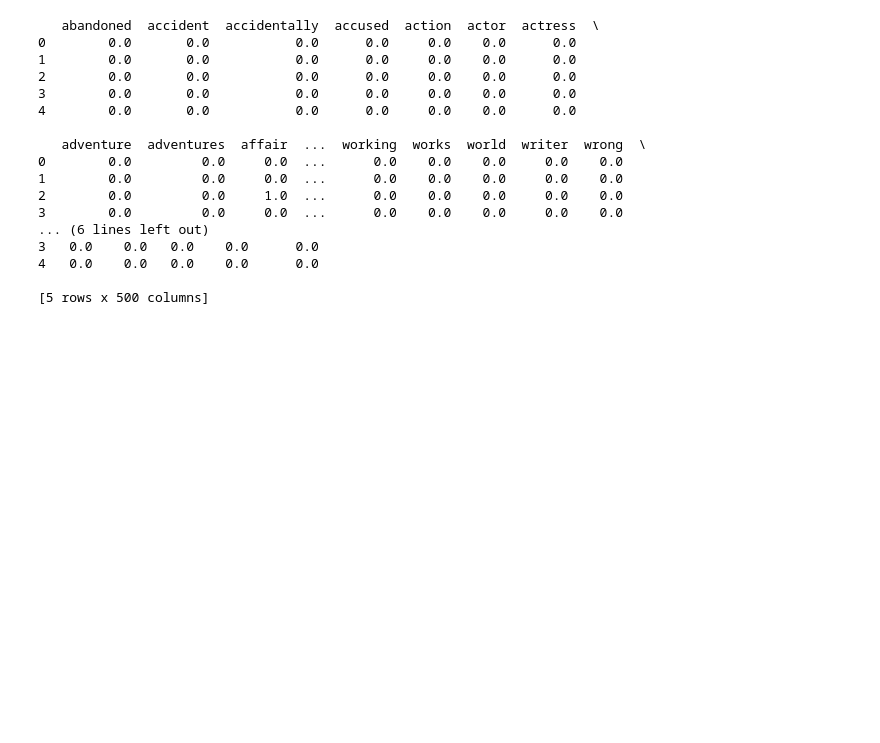
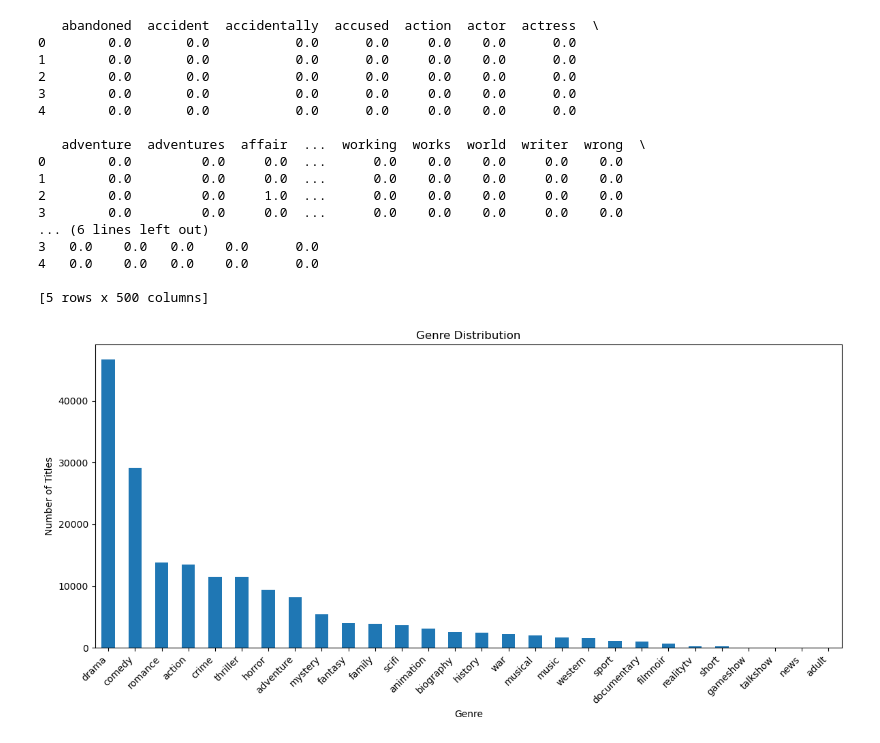
Before and after one commit to BILGI-IE-423/ie423-2024-2025-termproject-machine_can-t_learrning, a Jupyter notebook: Preprocess.ipynb, the cells around one changed output. Cells and saved outputs as stored; diff of their text form; code cells hidden in the pictures; blank space fills up the shorter version.

```diff
--- a/Preprocess.ipynb
+++ b/Preprocess.ipynb
@@ -290,23 +284,25 @@ print(tfidf_df.head())
 # %%
 import pandas as pd
 import matplotlib.pyplot as plt
 
 # 📥 Veriyi yükle
-imdb = pd.read_csv("/mnt/data/imdb_with_platforms.csv")
+imdb = pd.read_csv("./Datasets/imdb_with_platforms.csv")
 
 # 🔍 Genre sütununu boş olmayanlardan al, boşluklardan ayır ve hepsini tek listeye dök
 genres = imdb['genre'].dropna().apply(lambda x: x.lower().split())
 all_genres = genres.explode()
 
 # 📊 Türlerin frekansını hesapla
 genre_counts = all_genres.value_counts()
 
 # 📈 Bar grafik çiz
 plt.figure(figsize=(12, 6))
 genre_counts.plot(kind='bar')
 plt.title("Genre Distribution")
 plt.xlabel("Genre")
 plt.ylabel("Number of Titles")
 plt.xticks(rotation=45, ha='right')
 plt.tight_layout()
 plt.show()
+# %% [output]
+[figure, added]
```
Also changed, not shown: parts of 4 cells of this notebook, 3 other files.
